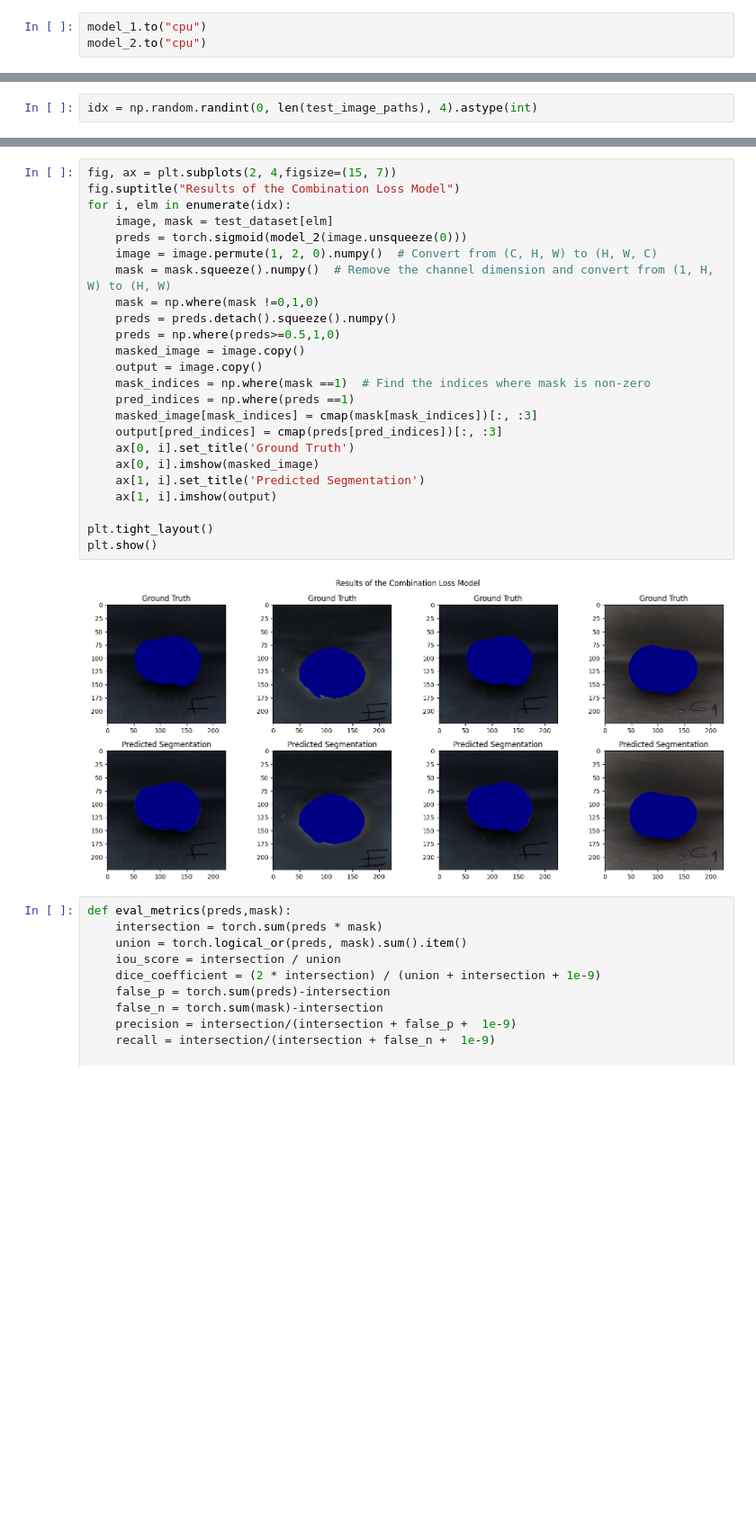
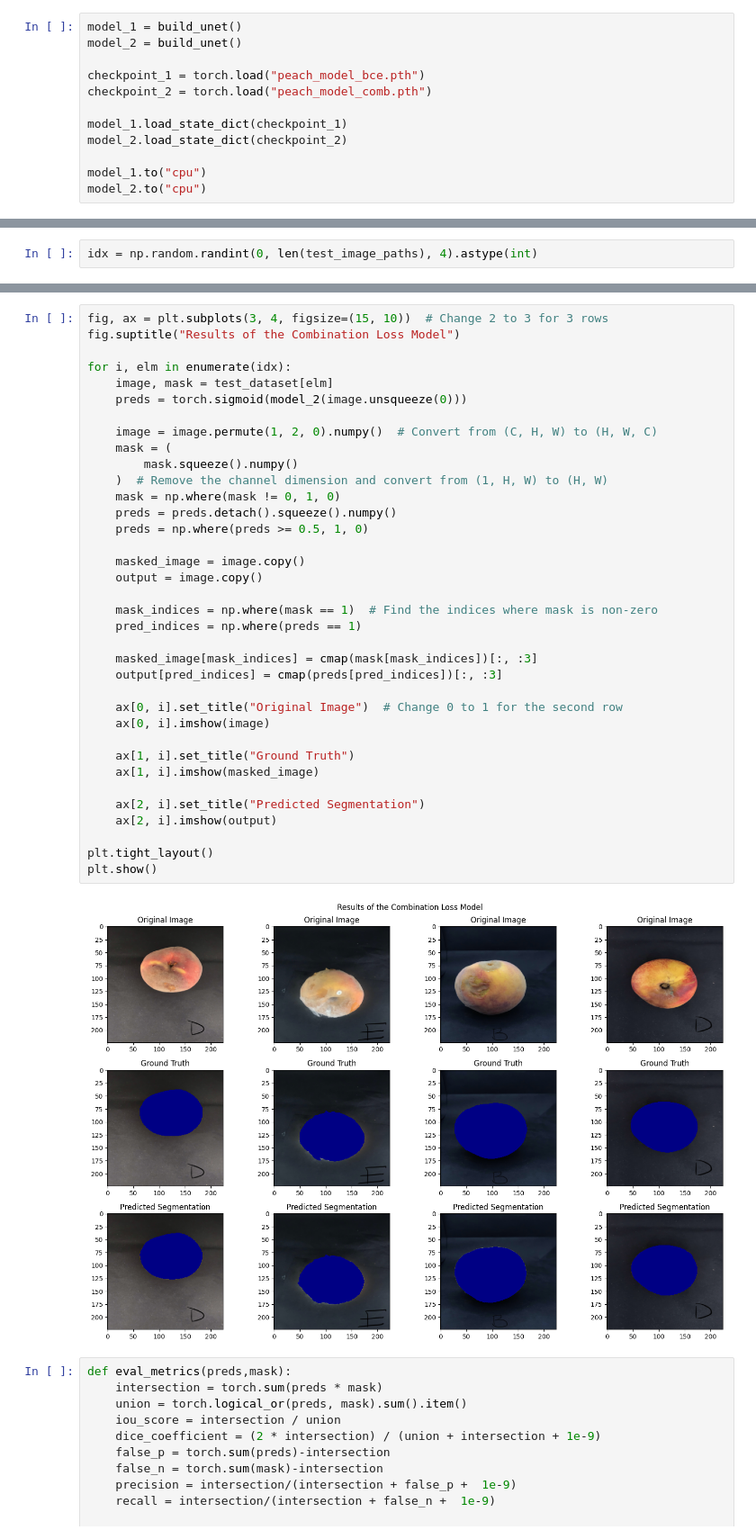
Before and after one commit to canatess/smart-fridge, a Jupyter notebook: U-net _Peach.ipynb, the cells around one changed output, grey strips where cells are left out. Shown at 90% size. Cells and saved outputs as stored; diff of their text form; blank space fills up the shorter version.

```diff
--- a/U-net _Peach.ipynb
+++ b/U-net _Peach.ipynb
@@ -420,6 +420,15 @@ Adjusting learning rate of group 0 to 4.8000e-05.
 # %% [markdown]
 ### Results and Evaluation
 # %%
+model_1 = build_unet()
+model_2 = build_unet()
+
+checkpoint_1 = torch.load("peach_model_bce.pth")
+checkpoint_2 = torch.load("peach_model_comb.pth")
+
+model_1.load_state_dict(checkpoint_1)
+model_2.load_state_dict(checkpoint_2)
+
 model_1.to("cpu")
 model_2.to("cpu")
 # %% [output]
@@ -471,29 +492,41 @@ plt.show()
 # %%
-fig, ax = plt.subplots(2, 4,figsize=(15, 7))
+fig, ax = plt.subplots(3, 4, figsize=(15, 10))  # Change 2 to 3 for 3 rows
 fig.suptitle("Results of the Combination Loss Model")
+
 for i, elm in enumerate(idx):
     image, mask = test_dataset[elm]
     preds = torch.sigmoid(model_2(image.unsqueeze(0)))
+
     image = image.permute(1, 2, 0).numpy()  # Convert from (C, H, W) to (H, W, C)
-    mask = mask.squeeze().numpy()  # Remove the channel dimension and convert from (1, H, W) to (H, W)
-    mask = np.where(mask !=0,1,0)
+    mask = (
+        mask.squeeze().numpy()
+    )  # Remove the channel dimension and convert from (1, H, W) to (H, W)
+    mask = np.where(mask != 0, 1, 0)
     preds = preds.detach().squeeze().numpy()
-    preds = np.where(preds>=0.5,1,0)
+    preds = np.where(preds >= 0.5, 1, 0)
+
     masked_image = image.copy()
     output = image.copy()
-    mask_indices = np.where(mask ==1)  # Find the indices where mask is non-zero
-    pred_indices = np.where(preds ==1)
+
+    mask_indices = np.where(mask == 1)  # Find the indices where mask is non-zero
+    pred_indices = np.where(preds == 1)
+
     masked_image[mask_indices] = cmap(mask[mask_indices])[:, :3]
     output[pred_indices] = cmap(preds[pred_indices])[:, :3]
-    ax[0, i].set_title('Ground Truth')
-    ax[0, i].imshow(masked_image)
-    ax[1, i].set_title('Predicted Segmentation')
-    ax[1, i].imshow(output)
+
+    ax[0, i].set_title("Original Image")  # Change 0 to 1 for the second row
+    ax[0, i].imshow(image)
+
+    ax[1, i].set_title("Ground Truth")
+    ax[1, i].imshow(masked_image)
+
+    ax[2, i].set_title("Predicted Segmentation")
+    ax[2, i].imshow(output)
 
 plt.tight_layout()
 plt.show()
 # %% [output]
-[figure, old version]
+[figure, new version]
 # %%
 def eval_metrics(preds,mask):
     intersection = torch.sum(preds * mask)
```
Also changed, not shown: parts of 5 cells of this notebook, 1 other file.
